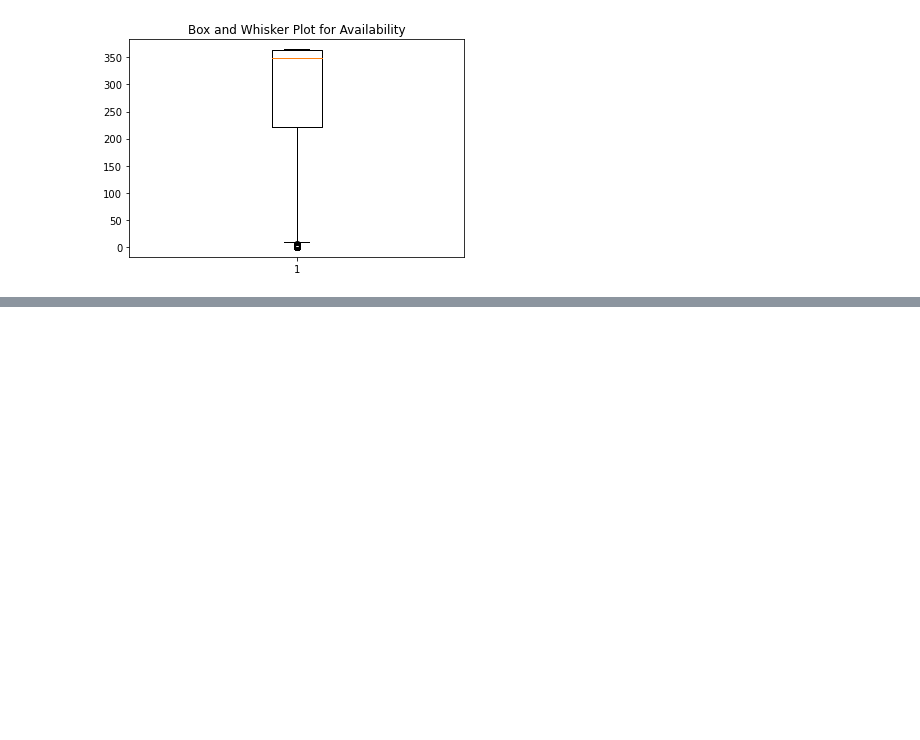
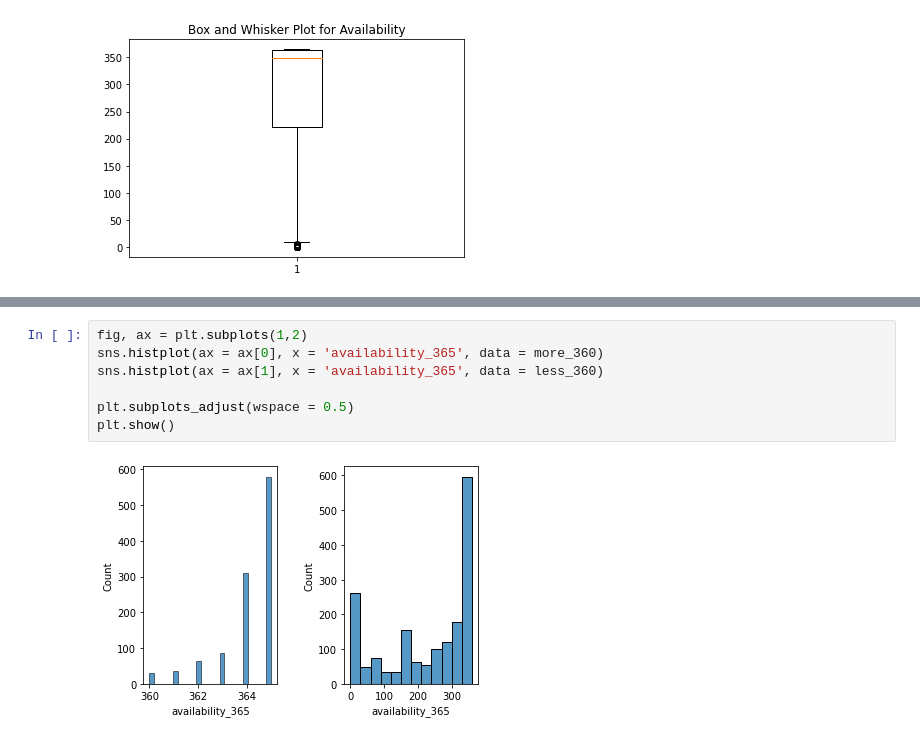
Before and after one commit to ytaiwo/Homework, a Jupyter notebook: week_09/Week9_Probability.ipynb, the cells around one changed output, grey strips where cells are left out. Cells and saved outputs as stored; diff of their text form; blank space fills up the shorter version.

```diff
--- a/week_09/Week9_Probability.ipynb
+++ b/week_09/Week9_Probability.ipynb
@@ -86,0 +128,9 @@ norm.ppf(.75, nights_mean, nights_std)
+# %%
+fig, ax = plt.subplots(1,2)
+sns.histplot(ax = ax[0], x = 'availability_365', data = more_360)
+sns.histplot(ax = ax[1], x = 'availability_365', data = less_360)
+
+plt.subplots_adjust(wspace = 0.5)
+plt.show()
+# %% [output]
+[figure, added]
```
Also changed, not shown: parts of 23 cells of this notebook.
